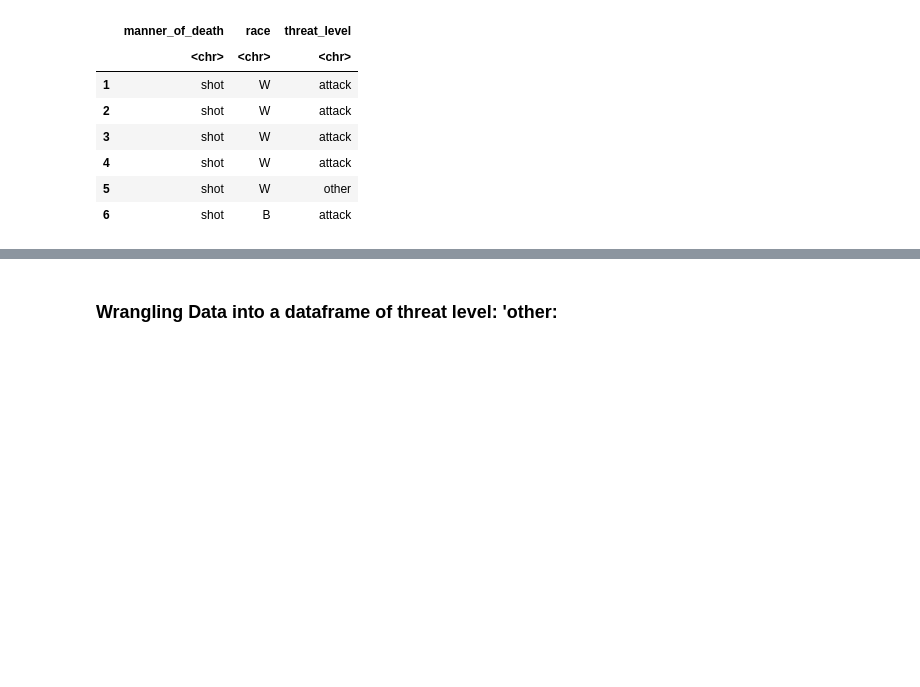
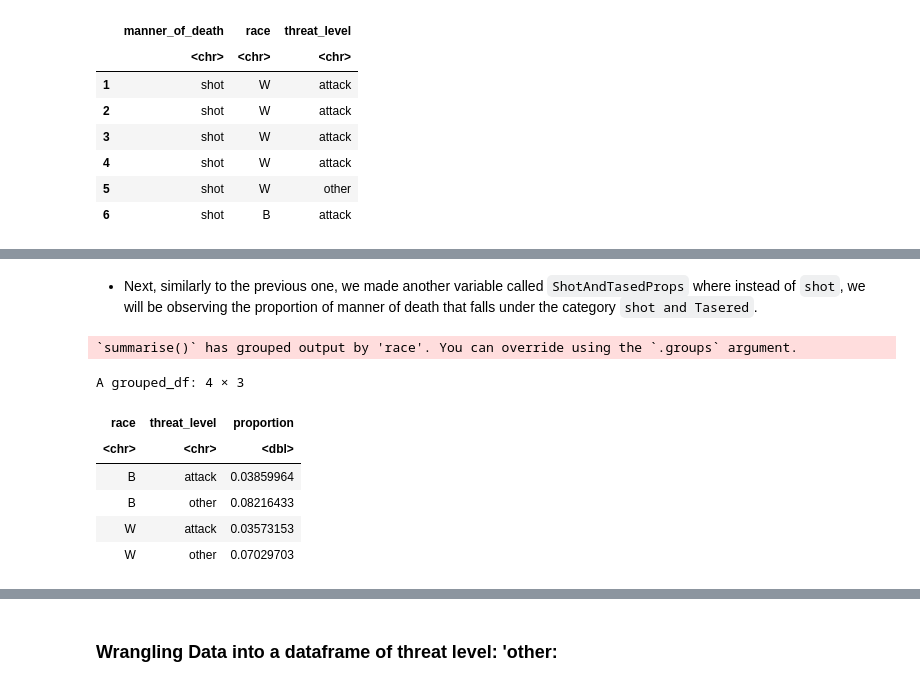
Before and after one commit to edlng/STAT201Project, a Jupyter notebook: project.ipynb, the cells around one changed output, grey strips where cells are left out. Saved outputs shown, nothing was run; the diff lists cells and outputs as text; code cells hidden in the pictures; blank space fills up the shorter version.

```diff
--- a/project.ipynb
+++ b/project.ipynb
@@ -130,0 +99,17 @@ A grouped_df: 4 × 3
+# %% [markdown]
+- Next, similarly to the previous one, we made another variable called `ShotAndTasedProps` where instead of `shot`, we will be observing the proportion of manner of death that falls under the category `shot and Tasered`.
+# %%
+ShotAndTasedProps <- ShootingPop %>%
+    group_by(race, threat_level) %>%
+    summarise(proportion = sum(manner_of_death == 'shot and Tasered')/n())
+
+ShotAndTasedProps
+# %% [output]
+`summarise()` has grouped output by 'race'. You can override using the `.groups` argument.
+A grouped_df: 4 × 3
+| race | threat_level | proportion |
+| <chr> | <chr> | <dbl> |
+| B | attack | 0.03859964 |
+| B | other | 0.08216433 |
+| W | attack | 0.03573153 |
+| W | other | 0.07029703 |
```
Also changed, not shown: parts of 18 cells of this notebook.
